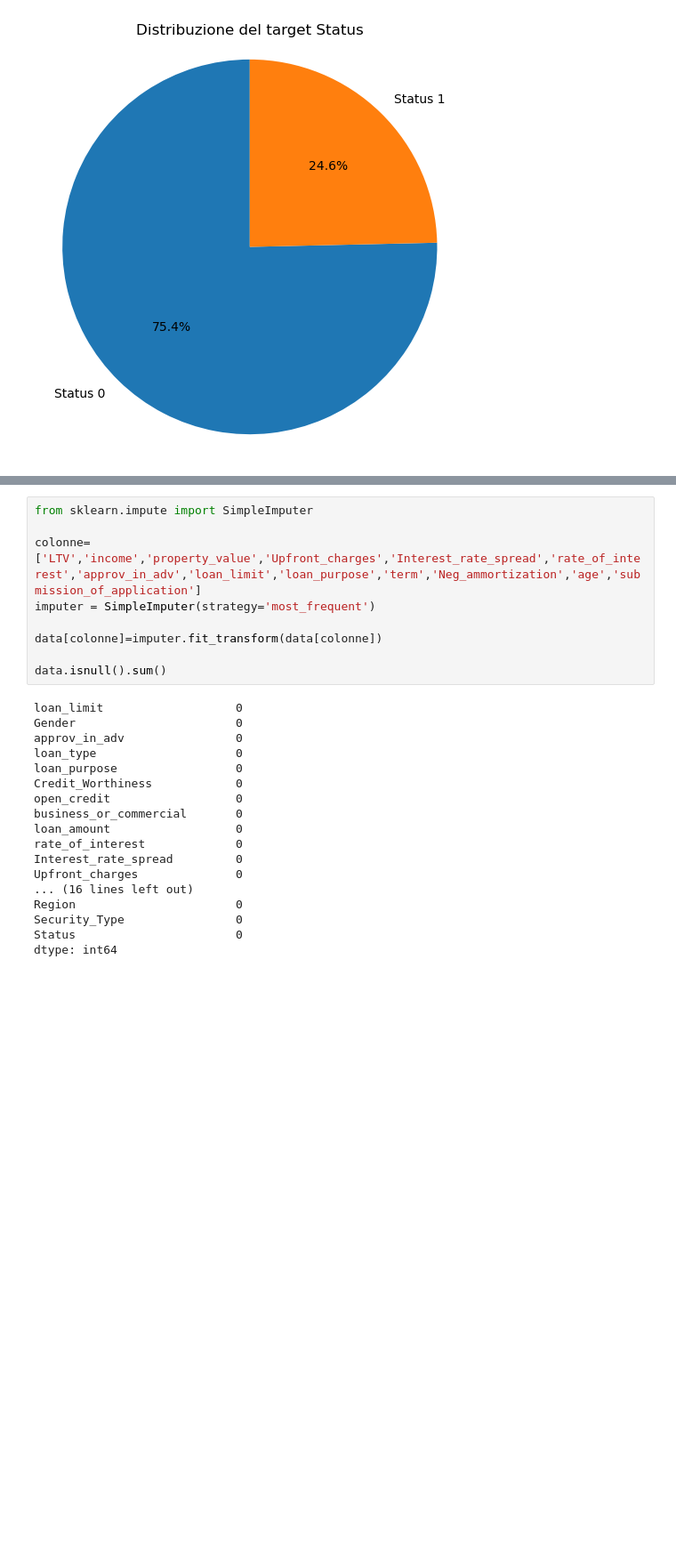
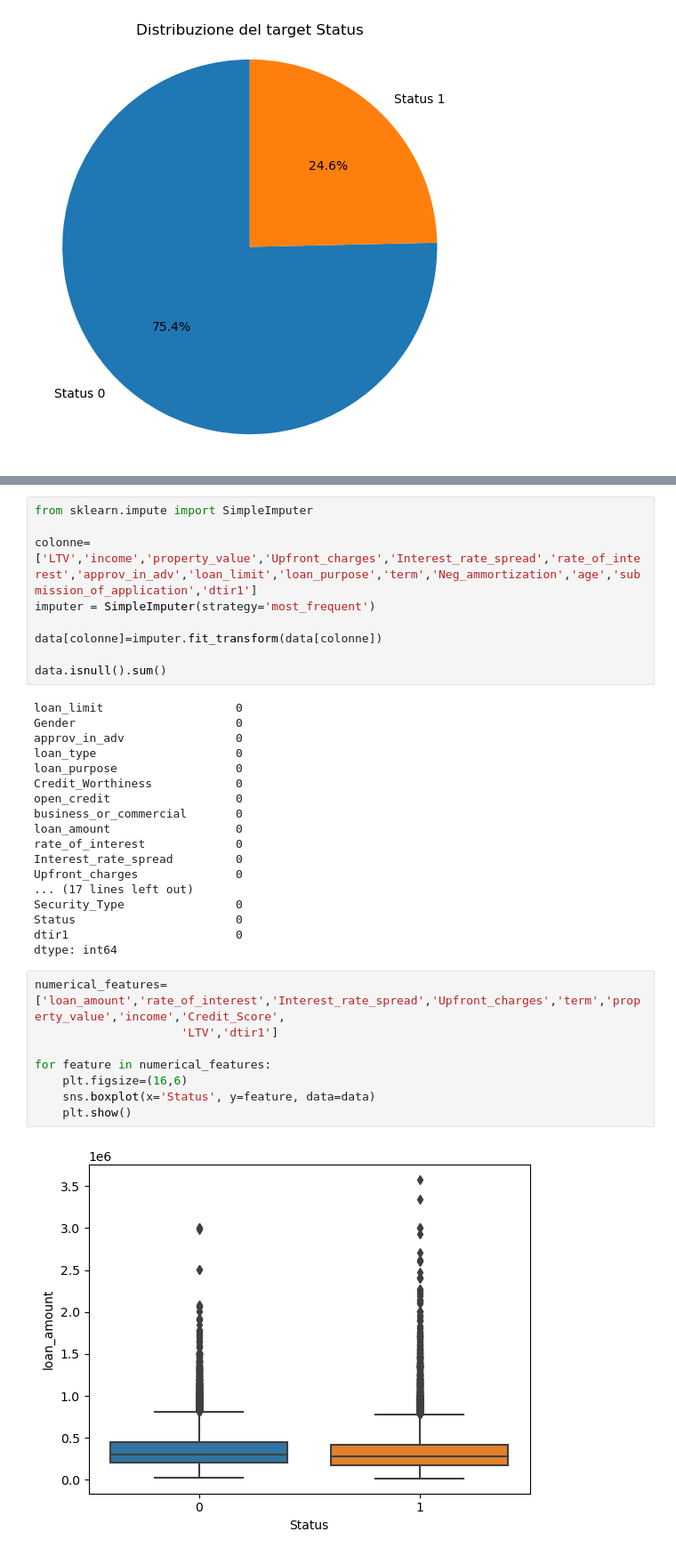
Before and after one commit to RagnOh/ProgettoMLDM, a Jupyter notebook: Decision_tree/Dataview.ipynb, the cells around one changed output, grey strips where cells are left out. Shown at 89% size. Drawn from its saved outputs; the diff is of its cells as text; blank space fills up the shorter version.

```diff
--- a/Decision_tree/Dataview.ipynb
+++ b/Decision_tree/Dataview.ipynb
@@ -114,7 +124,7 @@ plt.tight_layout()
 # %%
 from sklearn.impute import SimpleImputer
 
-colonne=['LTV','income','property_value','Upfront_charges','Interest_rate_spread','rate_of_interest','approv_in_adv','loan_limit','loan_purpose','term','Neg_ammortization','age','submission_of_application']
+colonne=['LTV','income','property_value','Upfront_charges','Interest_rate_spread','rate_of_interest','approv_in_adv','loan_limit','loan_purpose','term','Neg_ammortization','age','submission_of_application','dtir1']
 imputer = SimpleImputer(strategy='most_frequent')
 
 data[colonne]=imputer.fit_transform(data[colonne])
@@ -133,8 +143,18 @@ loan_amount                  0
 rate_of_interest             0
 Interest_rate_spread         0
 Upfront_charges              0
-... (16 lines left out)
-Region                       0
+... (17 lines left out)
 Security_Type                0
 Status                       0
+dtir1                        0
 dtype: int64
+# %%
+numerical_features=['loan_amount','rate_of_interest','Interest_rate_spread','Upfront_charges','term','property_value','income','Credit_Score',
+                     'LTV','dtir1']
+
+for feature in numerical_features:
+    plt.figsize=(16,6)
+    sns.boxplot(x='Status', y=feature, data=data)
+    plt.show()
+# %% [output]
+[figure, added]
```
Also changed, not shown: parts of 14 cells of this notebook, 2 other files.
